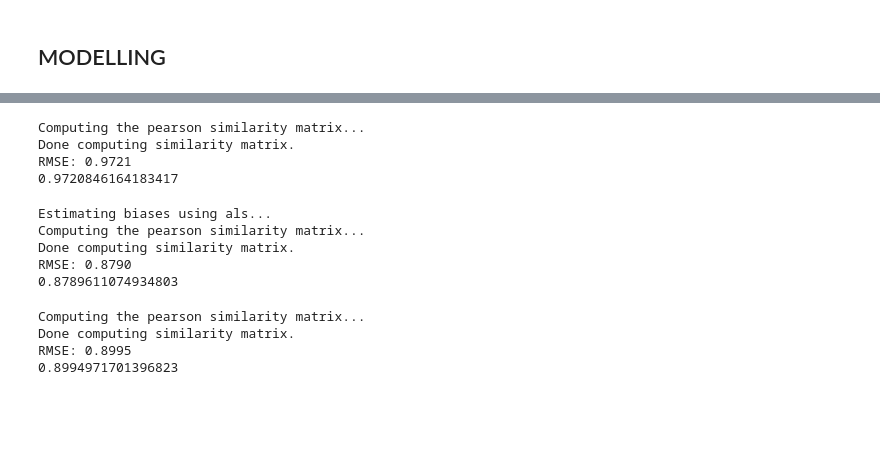
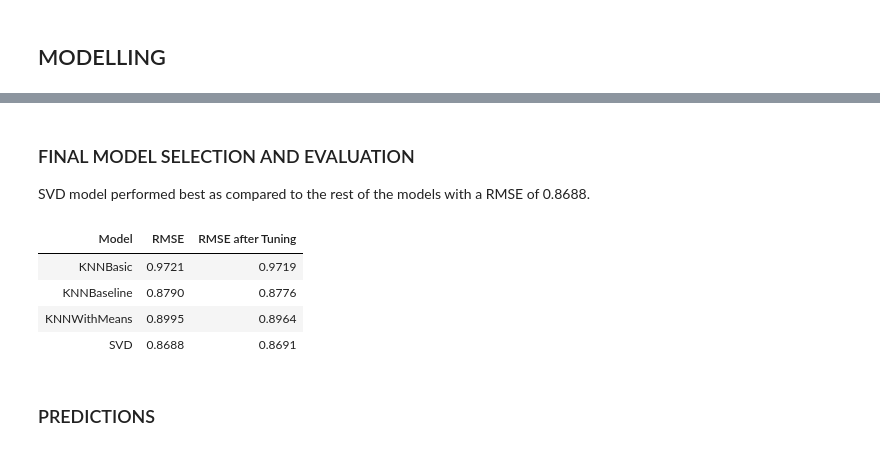
Before and after one commit to naphtron/Filamu-Movie-Recommender, a Jupyter notebook: index.ipynb, the cells around one changed output, grey strips where cells are left out. Cells and saved outputs as stored; diff of their text form; code cells hidden in the pictures; blank space fills up the shorter version.

Commit message:
Initial models created

```diff
--- a/index.ipynb
+++ b/index.ipynb
@@ -333,35 +413,0 @@ g_s_svd.fit(trainset)
-# %%
-# cross validating with KNNBasic
-knn_basic = KNNBasic(sim_options={'name':'pearson', 'user_based':True})
-knn_basic.fit(trainset)
-predictions = knn_basic.test(testset)
-print(accuracy.rmse(predictions))
-# cv_knn_basic = cross_validate(knn_basic, data, n_jobs=-1)
-# %% [output]
-Computing the pearson similarity matrix...
-Done computing similarity matrix.
-RMSE: 0.9721
-0.9720846164183417
-# %%
-# cross validating with KNNBaseline
-knn_baseline = KNNBaseline(sim_options={'name':'pearson', 'user_based':True})
-knn_baseline.fit(trainset)
-predictions = knn_baseline.test(testset)
-print(accuracy.rmse(predictions))
-# %% [output]
-Estimating biases using als...
-Computing the pearson similarity matrix...
-Done computing similarity matrix.
-RMSE: 0.8790
-0.8789611074934803
-# %%
-sim_pearson = {"name": "pearson", "user_based": True}
-knn_means = KNNWithMeans(sim_options=sim_pearson)
-knn_means.fit(trainset)
-predictions = knn_means.test(testset)
-print(accuracy.rmse(predictions))
-# %% [output]
-Computing the pearson similarity matrix...
-Done computing similarity matrix.
-RMSE: 0.8995
-0.8994971701396823
@@ -386,0 +414,27 @@ print(f'Predicted Rating for user {user_id} and item {item_id}: {predicted_ratin
+# %% [markdown]
+### FINAL MODEL SELECTION AND EVALUATION
+
+SVD model performed best as compared to the rest of the models with a RMSE of 0.8688.
+# %%
+# A table that displays a summary of the validation metrics
+def make_evaluation_table(metrics_dict):
+    metrics_df = pd.DataFrame(metrics_dict)
+    evaluation_table = metrics_df.to_html(index=False)
+    return evaluation_table
+
+metrics_dict = {
+    'Model': ['KNNBasic', 'KNNBaseline', 'KNNWithMeans', 'SVD'],
+    'RMSE': [0.9721, 0.8790, 0.8995, 0.8688],
+    'RMSE after Tuning': [0.9719, 0.8776, 0.8964, 0.8691],
+    }
+
+evaluation_table = make_evaluation_table(metrics_dict)
+HTML(evaluation_table)
+# %% [output]
+| Model | RMSE | RMSE after Tuning |
+| KNNBasic | 0.9721 | 0.9719 |
+| KNNBaseline | 0.8790 | 0.8776 |
+| KNNWithMeans | 0.8995 | 0.8964 |
+| SVD | 0.8688 | 0.8691 |
+# %% [markdown]
+### PREDICTIONS
```
Also changed, not shown: parts of 24 cells of this notebook.
